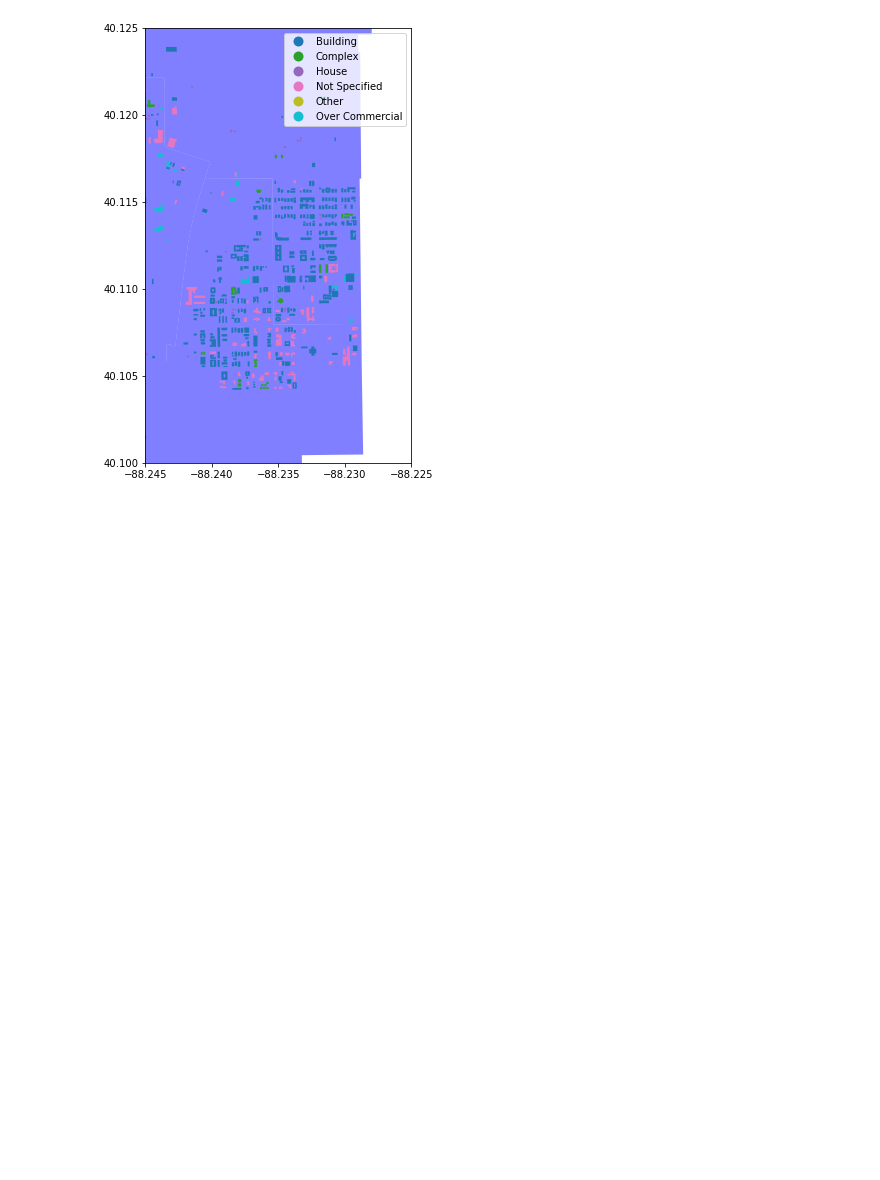
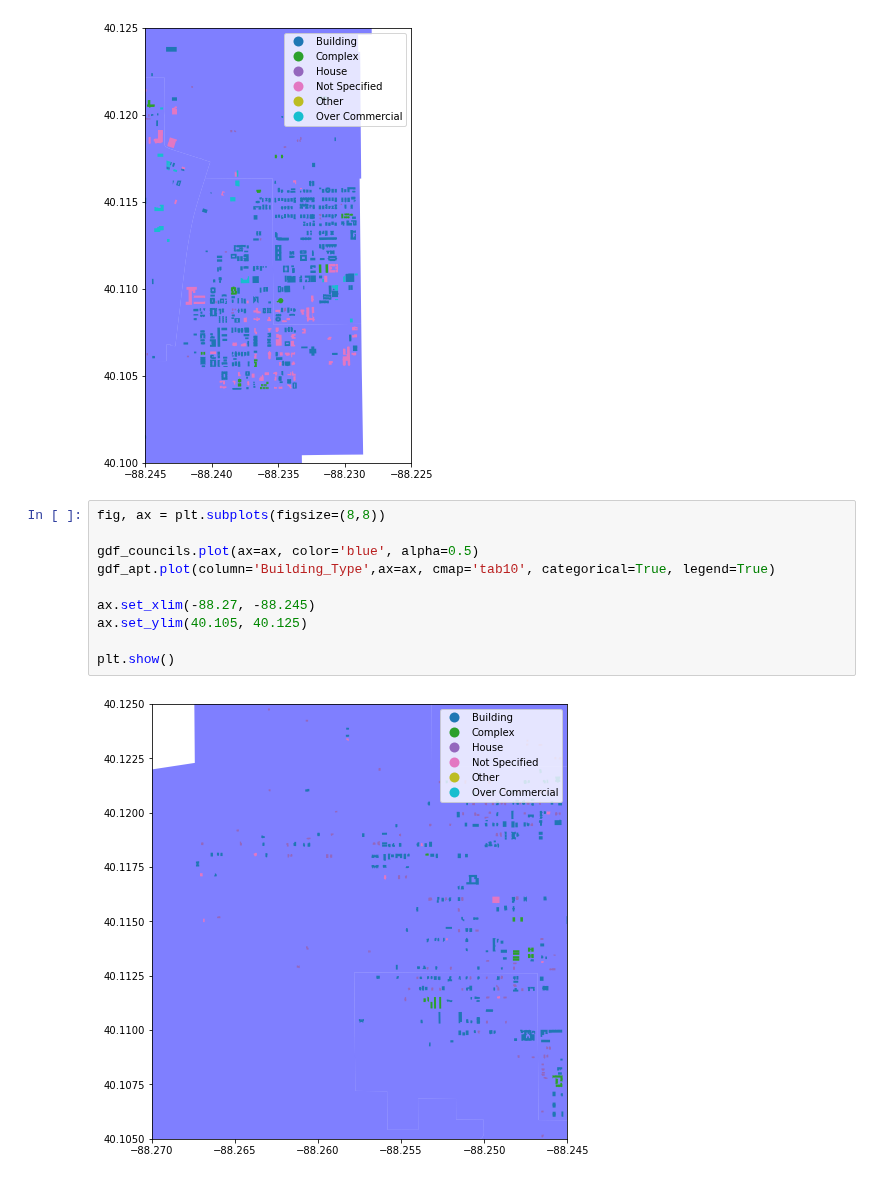
Before and after one commit to UIUC-iSchool-DataViz/is445_spring2021, a Jupyter notebook: week07/inClass_week07.ipynb, the cells around one changed output. Cells and saved outputs as stored; diff of their text form; blank space fills up the shorter version.

```diff
--- a/week07/inClass_week07.ipynb
+++ b/week07/inClass_week07.ipynb
@@ -347,3 +347,15 @@ ax.set_ylim(40.10, 40.125)
 plt.show()
 # %% [output]
 [figure]
+# %%
+fig, ax = plt.subplots(figsize=(8,8))
+
+gdf_councils.plot(ax=ax, color='blue', alpha=0.5)
+gdf_apt.plot(column='Building_Type',ax=ax, cmap='tab10', categorical=True, legend=True)
+
+ax.set_xlim(-88.27, -88.245)
+ax.set_ylim(40.105, 40.125)
+
+plt.show()
+# %% [output]
+[figure, added]
```
Also changed, not shown: 1 other file.
